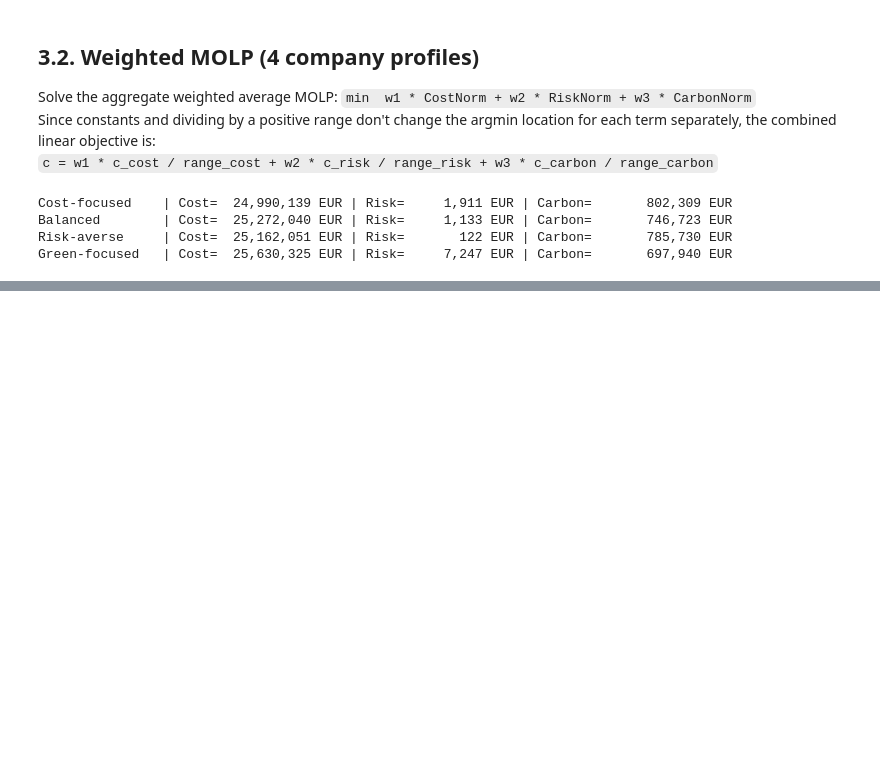
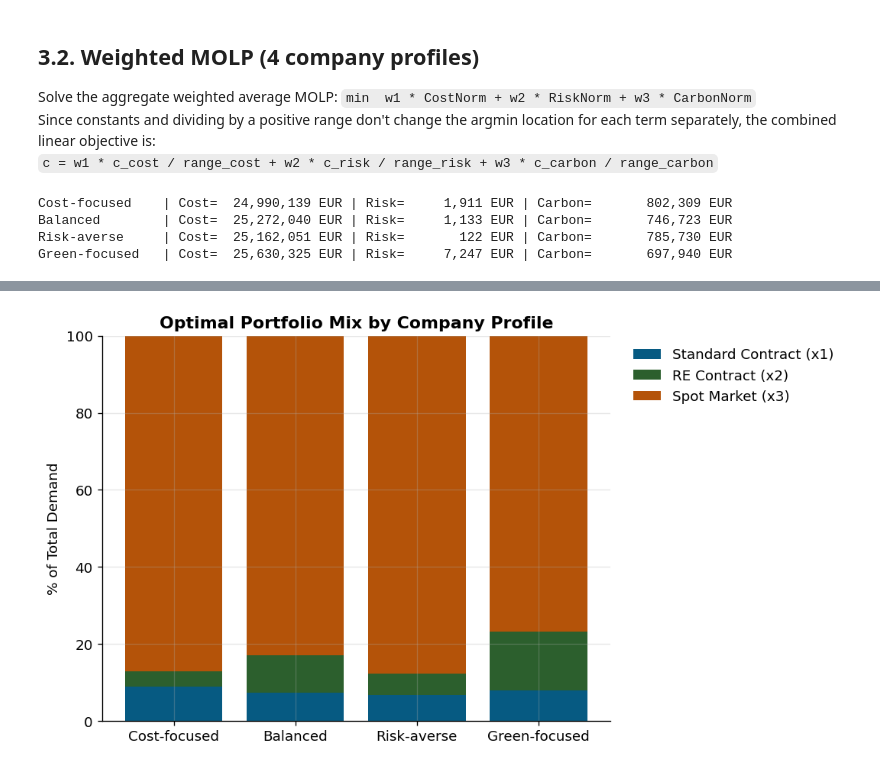
Before and after one commit to chitpham/energy-procurement-optimization, a Jupyter notebook: notebooks/02_optimization.ipynb, the cells around one changed output, grey strips where cells are left out. Saved outputs shown, nothing was run; the diff lists cells and outputs as text; code cells hidden in the pictures; blank space fills up the shorter version.

```diff
--- a/notebooks/02_optimization.ipynb
+++ b/notebooks/02_optimization.ipynb
@@ -342,0 +377,29 @@ Saved:
+# %%
+## 4.2. Portfolio Mix by Company Profile
+fig, ax = plt.subplots(figsize=(9, 5))
+
+x1_pct, x2_pct, x3_pct = [], [], []
+for name in profile_names:
+    safe = name.lower().replace('-', '_').replace(' ', '_')
+    x1 = results_df[f'x1_{safe}'].values
+    x2 = results_df[f'x2_{safe}'].values
+    x3 = results_df[f'x3_{safe}'].values
+    x1_pct.append(x1.sum() / D.sum() * 100)
+    x2_pct.append(x2.sum() / D.sum() * 100)
+    x3_pct.append(x3.sum() / D.sum() * 100)
+
+ax.bar(profile_names, x1_pct, label='Standard Contract (x1)', color='#065A82')
+ax.bar(profile_names, x2_pct, bottom=x1_pct, label='RE Contract (x2)', color='#2C5F2D')
+ax.bar(profile_names, x3_pct, bottom=np.array(x1_pct)+np.array(x2_pct),
+       label='Spot Market (x3)', color='#B45309')
+
+ax.set_ylabel('% of Total Demand')
+ax.set_title('Optimal Portfolio Mix by Company Profile', fontweight='bold')
+ax.legend(bbox_to_anchor=(1.02, 1), frameon=False)
+ax.set_ylim(0, 100)
+
+plt.tight_layout()
+plt.savefig(FIG_DIR / '08_portfolio_mix_by_profile.png', bbox_inches='tight')
+plt.show()
+# %% [output]
+[figure, added]
```
Also changed, not shown: parts of 12 cells of this notebook.
